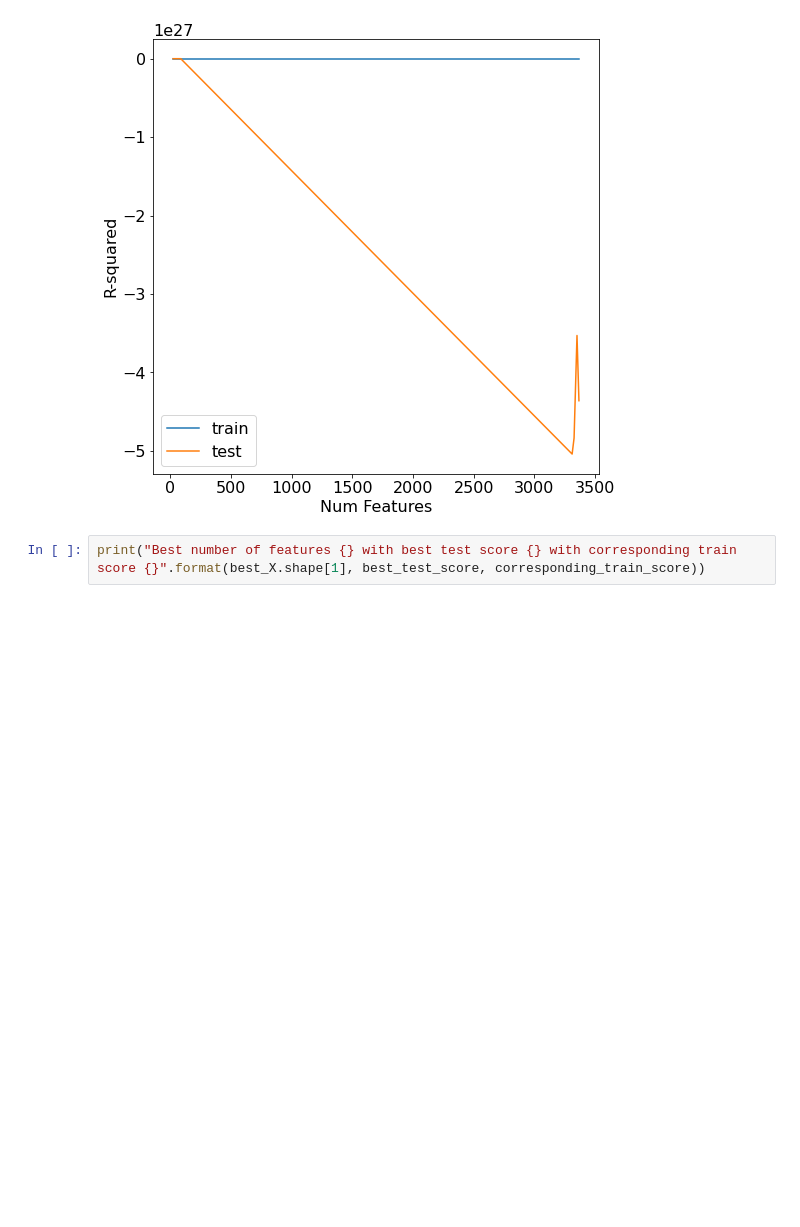
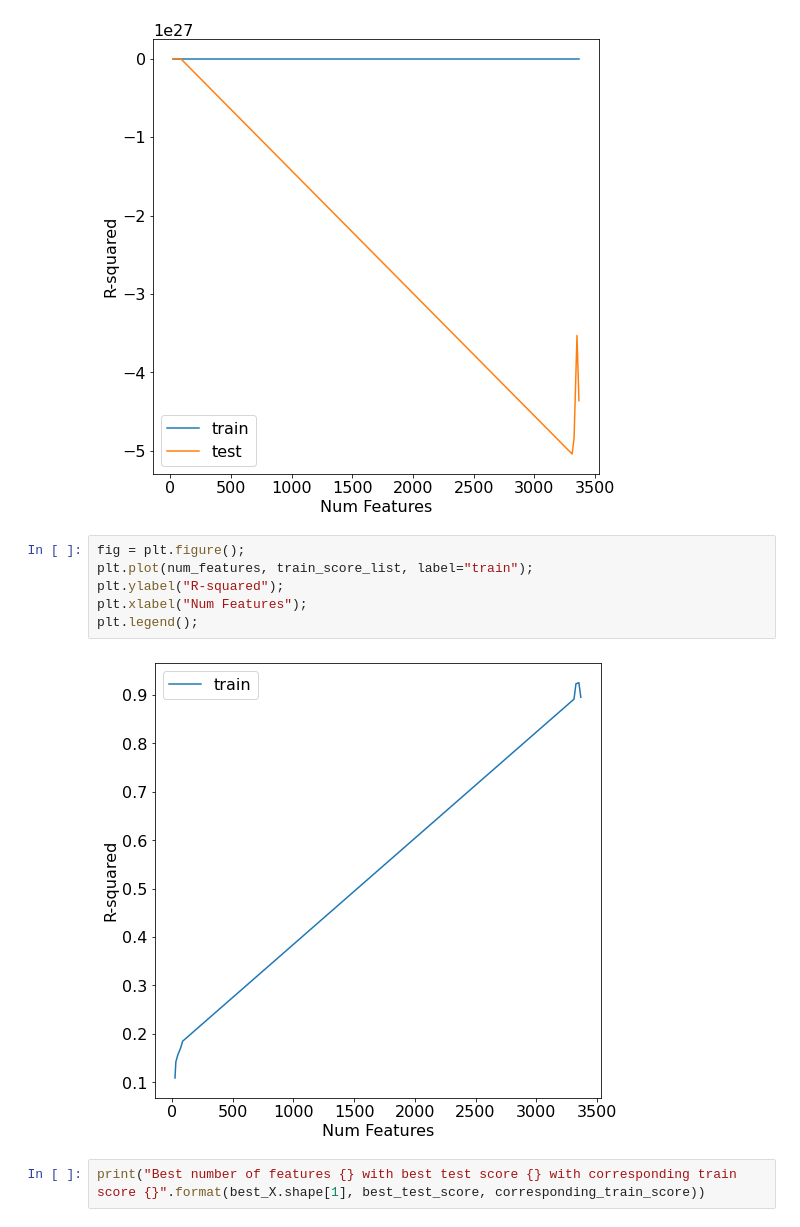
Before and after one commit to aaronlws95/airbnb-data-analysis, a Jupyter notebook: 2-prediction_model.ipynb, the cells around one changed output. Cells and saved outputs as stored; diff of their text form; blank space fills up the shorter version.

```diff
--- a/2-prediction_model.ipynb
+++ b/2-prediction_model.ipynb
@@ -331,6 +356,14 @@ plt.xlabel("Num Features");
 plt.legend();
 # %% [output]
 [figure]
+# %%
+fig = plt.figure();
+plt.plot(num_features, train_score_list, label="train");
+plt.ylabel("R-squared");
+plt.xlabel("Num Features");
+plt.legend();
+# %% [output]
+[figure, added]
 # %%
 print("Best number of features {} with best test score {} with corresponding train score {}".format(best_X.shape[1], best_test_score, corresponding_train_score))
 # %% [output]
```
Also changed, not shown: parts of 12 cells of this notebook, 2 other files.
